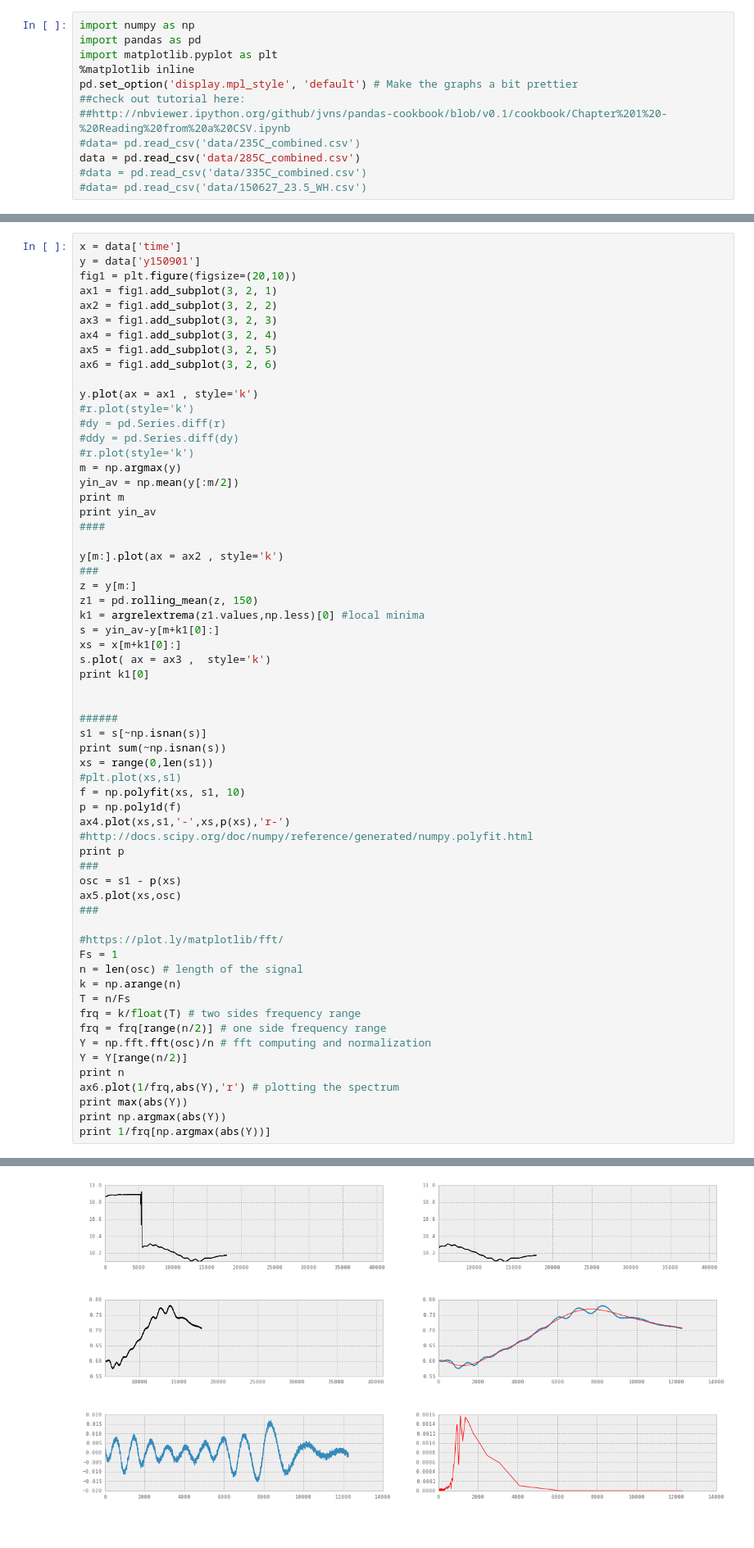
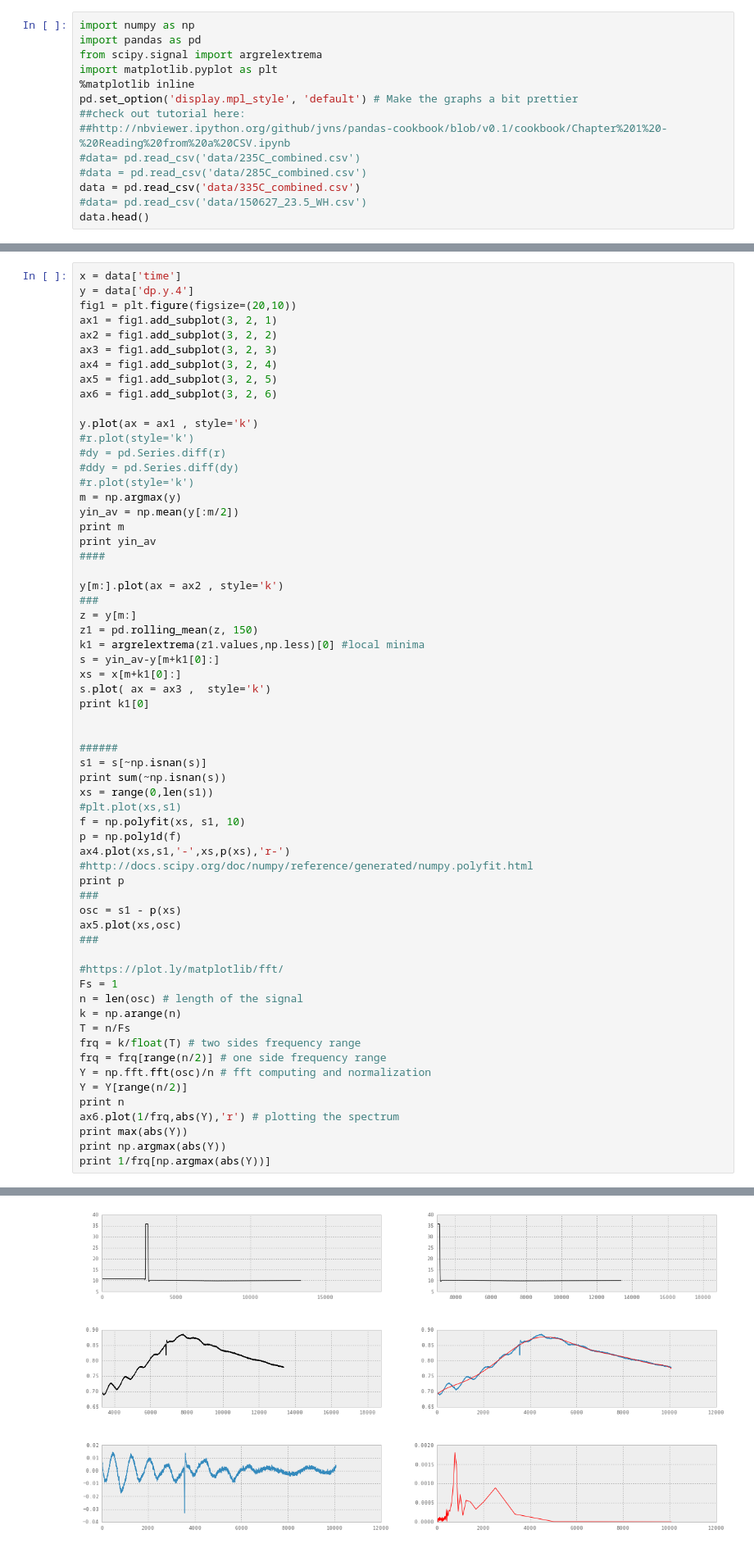
Before and after one commit to hugobowne/zebrafish_embryogenesis_energetics, a Jupyter notebook: ZF_energetics_notes.ipynb, the cells around one changed output, grey strips where cells are left out. Shown at 82% size. Saved outputs shown, nothing was run; the diff lists cells and outputs as text; blank space fills up the shorter version.

```diff
--- a/ZF_energetics_notes.ipynb
+++ b/ZF_energetics_notes.ipynb
@@ -3,12 +3,14 @@
 # %%
 import numpy as np
 import pandas as pd
+from scipy.signal import argrelextrema
 import matplotlib.pyplot as plt
 %matplotlib inline
 pd.set_option('display.mpl_style', 'default') # Make the graphs a bit prettier
 ##check out tutorial here:
 ##http://nbviewer.ipython.org/github/jvns/pandas-cookbook/blob/v0.1/cookbook/Chapter%201%20-%20Reading%20from%20a%20CSV.ipynb
 #data= pd.read_csv('data/235C_combined.csv')
-data = pd.read_csv('data/285C_combined.csv')
-#data = pd.read_csv('data/335C_combined.csv')
+#data = pd.read_csv('data/285C_combined.csv')
+data = pd.read_csv('data/335C_combined.csv')
 #data= pd.read_csv('data/150627_23.5_WH.csv')
+data.head()
@@ -25,7 +25,7 @@ data.head()
 <h2>some analysis scratch notes here below (through to 1st fourier steps)</h2>
 # %%
 x = data['time']
-y = data['y150901']
+y = data['dp.y.4']
 fig1 = plt.figure(figsize=(20,10))
 ax1 = fig1.add_subplot(3, 2, 1)
 ax2 = fig1.add_subplot(3, 2, 2)
@@ -101,4 +101,4 @@ print 1/frq[np.argmax(abs(Y))]
-[figure, old version]
+[figure, new version]
 # %% [markdown]
 <h2> More notes </h2>
 # %%
```
Also changed, not shown: parts of 4 cells of this notebook.
